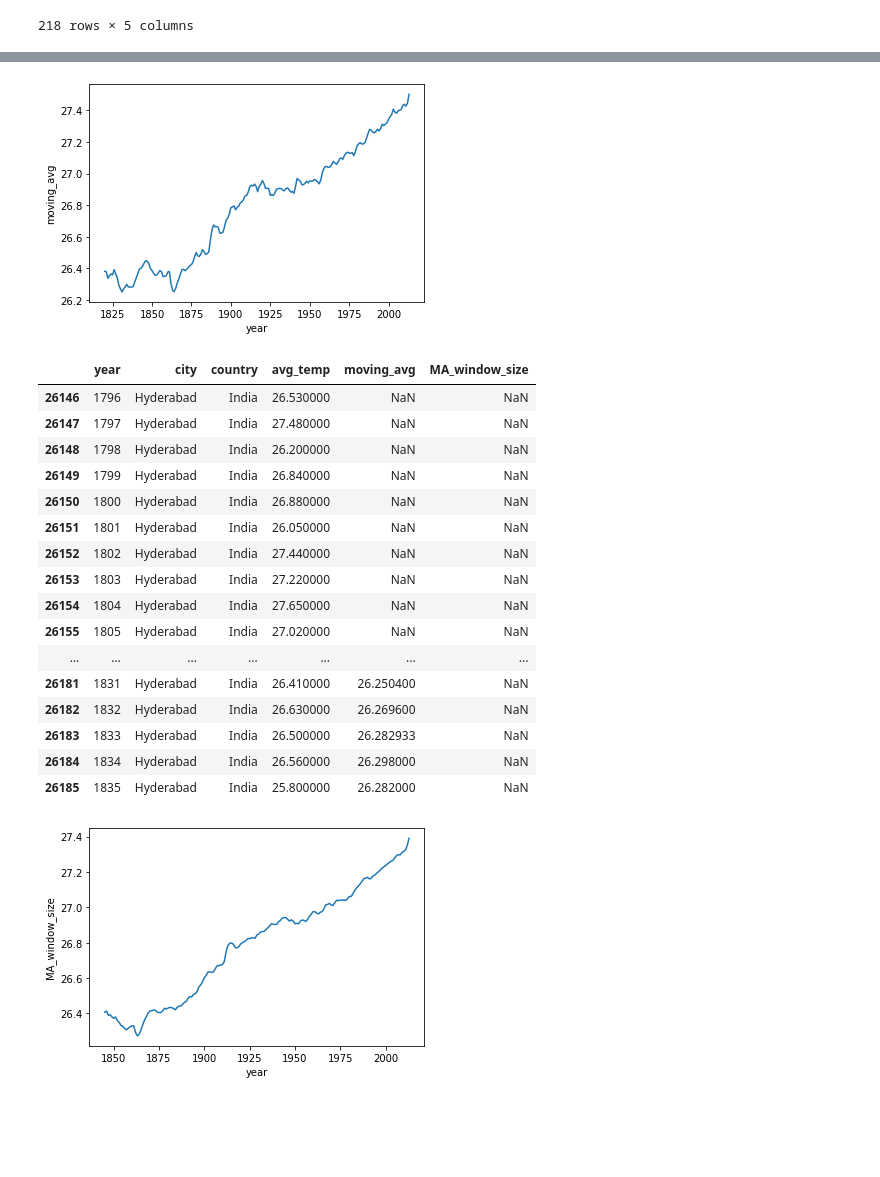
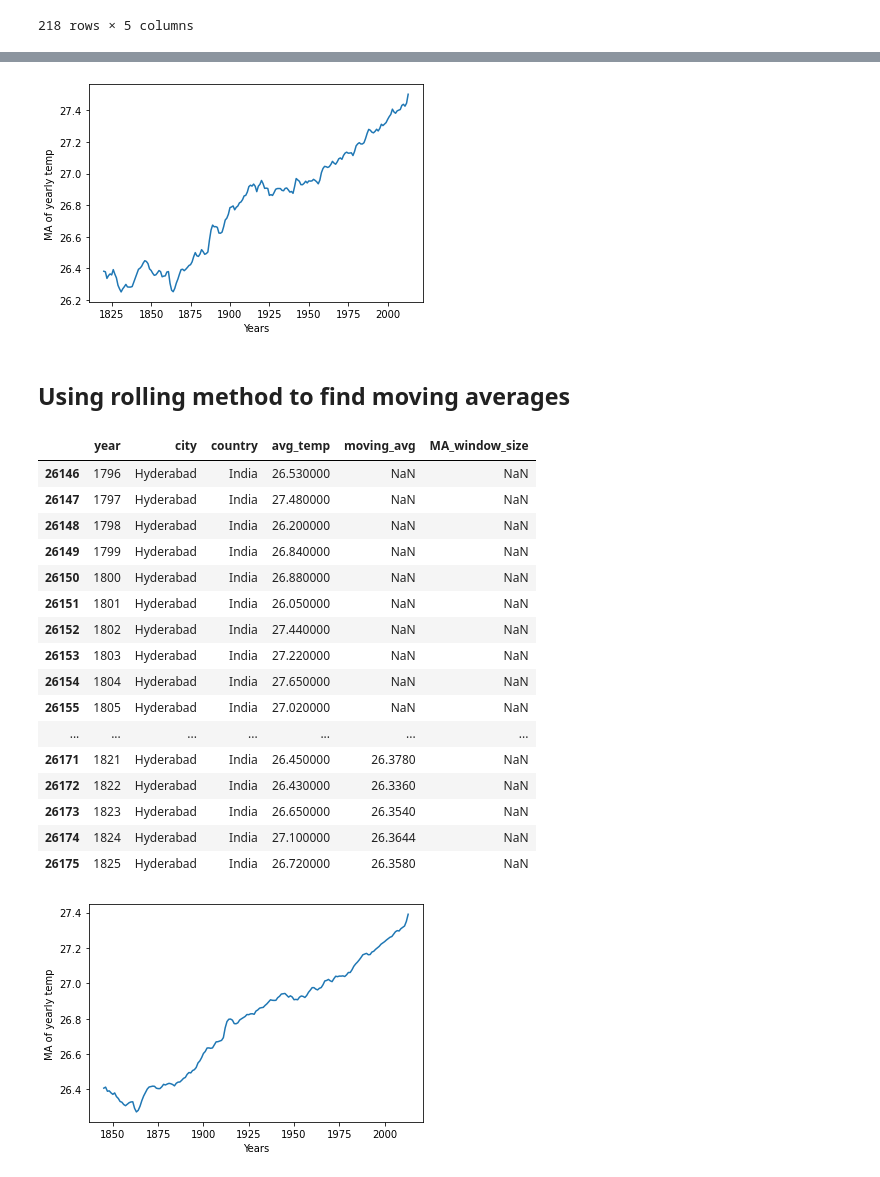
Before and after one commit to dishankkalra23/Explore-Weather-Trends, a Jupyter notebook: Explore_Weather_Trends.ipynb, the cells around one changed output, grey strips where cells are left out. Cells and saved outputs as stored; diff of their text form; code cells hidden in the pictures; blank space fills up the shorter version.

```diff
--- a/Explore_Weather_Trends.ipynb
+++ b/Explore_Weather_Trends.ipynb
@@ -163,14 +174,17 @@ See the caveats in the documentation: https://pandas.pydata.org/pandas-docs/stab
 # %%
 x_data_3 = check_data['year']
 y_data_3 = check_data['moving_avg']
 
-sns.lineplot(x=x_data_3,y=y_data_3,data=check_data)
+ax = sns.lineplot(x=x_data_3,y=y_data_3,data=check_data)
+ax.set(xlabel='Years',ylabel='MA of yearly temp')
 plt.show()
 # %% [output]
-[figure, old version]
+[figure, new version]
+# %% [markdown]
+## Using **rolling** method to find moving averages
 # %%
 check_data['MA_window_size'] = check_data['avg_temp'].rolling(window=50).mean()
-check_data.head(40)
+check_data.head(30)
 # %% [output]
 |  | year | city | country | avg_temp | moving_avg | MA_window_size |
 | 26146 | 1796 | Hyderabad | India | 26.530000 | NaN | NaN |
@@ -184,16 +198,17 @@ check_data.head(40)
 | 26154 | 1804 | Hyderabad | India | 27.650000 | NaN | NaN |
 | 26155 | 1805 | Hyderabad | India | 27.020000 | NaN | NaN |
 | ... | ... | ... | ... | ... | ... | ... |
-| 26181 | 1831 | Hyderabad | India | 26.410000 | 26.250400 | NaN |
-| 26182 | 1832 | Hyderabad | India | 26.630000 | 26.269600 | NaN |
-| 26183 | 1833 | Hyderabad | India | 26.500000 | 26.282933 | NaN |
-| 26184 | 1834 | Hyderabad | India | 26.560000 | 26.298000 | NaN |
-| 26185 | 1835 | Hyderabad | India | 25.800000 | 26.282000 | NaN |
+| 26171 | 1821 | Hyderabad | India | 26.450000 | 26.3780 | NaN |
+| 26172 | 1822 | Hyderabad | India | 26.430000 | 26.3360 | NaN |
+| 26173 | 1823 | Hyderabad | India | 26.650000 | 26.3540 | NaN |
+| 26174 | 1824 | Hyderabad | India | 27.100000 | 26.3644 | NaN |
+| 26175 | 1825 | Hyderabad | India | 26.720000 | 26.3580 | NaN |
 # %%
 x_data_3 = check_data['year']
 y_data_3 = check_data['MA_window_size']
 
-sns.lineplot(x=x_data_3,y=y_data_3,data=check_data)
+ax = sns.lineplot(x=x_data_3,y=y_data_3,data=check_data)
+ax.set(xlabel='Years',ylabel='MA of yearly temp')
 plt.show()
 # %% [output]
-[figure, old version]
+[figure, new version]
```
Also changed, not shown: parts of 9 cells of this notebook.
